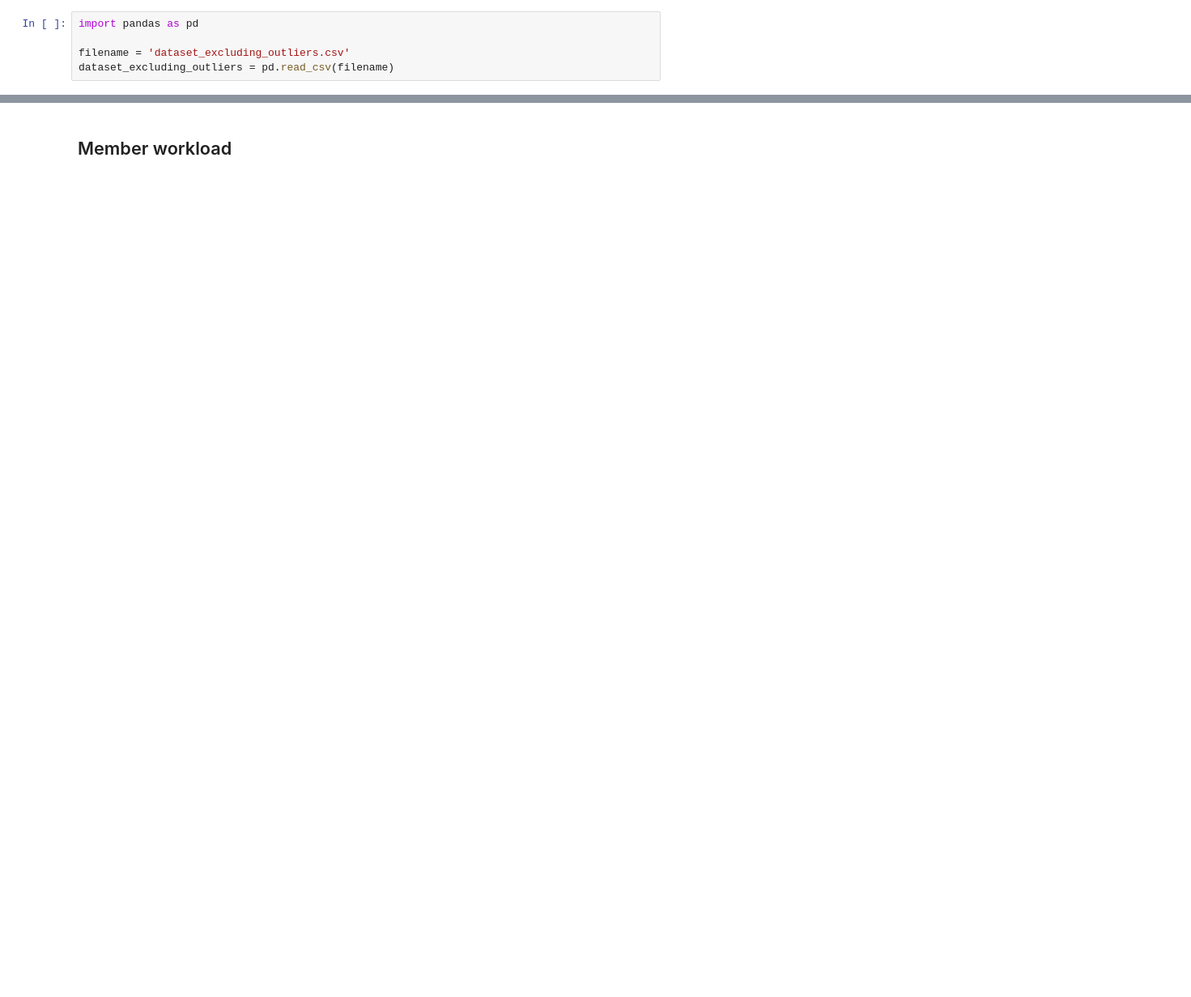
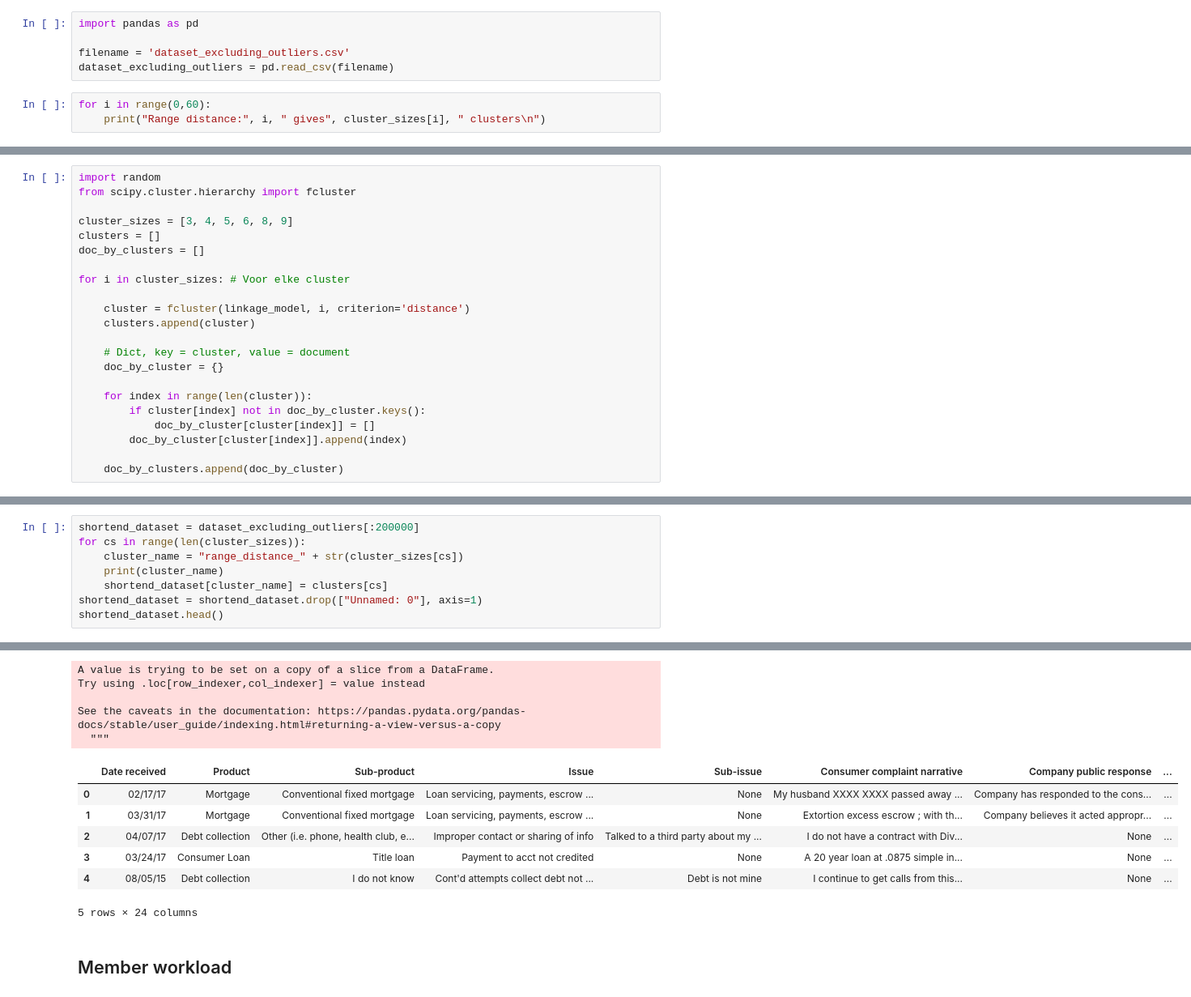
Before and after one commit to GillisWerrebrouck/UGent_Machine-Learning-Project, a Jupyter notebook: final-notebook.ipynb, the cells around one changed output, grey strips where cells are left out. Shown at 81% size. Saved outputs shown, nothing was run; the diff lists cells and outputs as text; blank space fills up the shorter version.

```diff
--- a/final-notebook.ipynb
+++ b/final-notebook.ipynb
@@ -722,3 +744,6 @@ import pandas as pd
 
 filename = 'dataset_excluding_outliers.csv'
 dataset_excluding_outliers = pd.read_csv(filename)
+# %%
+for i in range(0,60):
+    print("Range distance:", i, " gives", cluster_sizes[i], " clusters\n")
@@ -724,0 +770,22 @@ dataset_excluding_outliers = pd.read_csv(filename)
+# %%
+import random
+from scipy.cluster.hierarchy import fcluster
+
+cluster_sizes = [3, 4, 5, 6, 8, 9]
+clusters = []
+doc_by_clusters = []
+
+for i in cluster_sizes: # Voor elke cluster
+
+    cluster = fcluster(linkage_model, i, criterion='distance')
+    clusters.append(cluster)
+
+    # Dict, key = cluster, value = document
+    doc_by_cluster = {}
+
+    for index in range(len(cluster)):
+        if cluster[index] not in doc_by_cluster.keys():
+            doc_by_cluster[cluster[index]] = []
+        doc_by_cluster[cluster[index]].append(index)
+
+    doc_by_clusters.append(doc_by_cluster)
@@ -724,0 +830,9 @@ dataset_excluding_outliers = pd.read_csv(filename)
+# %%
+shortend_dataset = dataset_excluding_outliers[:200000]
+for cs in range(len(cluster_sizes)):
+    cluster_name = "range_distance_" + str(cluster_sizes[cs])
+    print(cluster_name)
+    shortend_dataset[cluster_name] = clusters[cs]
+shortend_dataset = shortend_dataset.drop(["Unnamed: 0"], axis=1)
+shortend_dataset.head()
+# %% [output]
@@ -725,3 +845,15 @@ dataset_excluding_outliers = pd.read_csv(filename)
+A value is trying to be set on a copy of a slice from a DataFrame.
+Try using .loc[row_indexer,col_indexer] = value instead
+
+See the caveats in the documentation: https://pandas.pydata.org/pandas-docs/stable/user_guide/indexing.html#returning-a-view-versus-a-copy
+  """
+|  | Date received | Product | Sub-product | Issue | Sub-issue | Consumer complaint narrative | Company public response | ... |
+| 0 | 02/17/17 | Mortgage | Conventional fixed mortgage | Loan servicing, payments, escrow ... | None | My husband XXXX XXXX passed away ... | Company has responded to the cons... | ... |
+| 1 | 03/31/17 | Mortgage | Conventional fixed mortgage | Loan servicing, payments, escrow ... | None | Extortion excess escrow ; with th... | Company believes it acted appropr... | ... |
+| 2 | 04/07/17 | Debt collection | Other (i.e. phone, health club, e... | Improper contact or sharing of info | Talked to a third party about my ... | I do not have a contract with Div... | None | ... |
+| 3 | 03/24/17 | Consumer Loan | Title loan | Payment to acct not credited | None | A 20 year loan at .0875 simple in... | None | ... |
+| 4 | 08/05/15 | Debt collection | I do not know | Cont'd attempts collect debt not ... | Debt is not mine | I continue to get calls from this... | None | ... |
+5 rows × 24 columns
 # %% [markdown]
 ## Member workload
 # %% [markdown]
```
Also changed, not shown: parts of 7 cells of this notebook.
